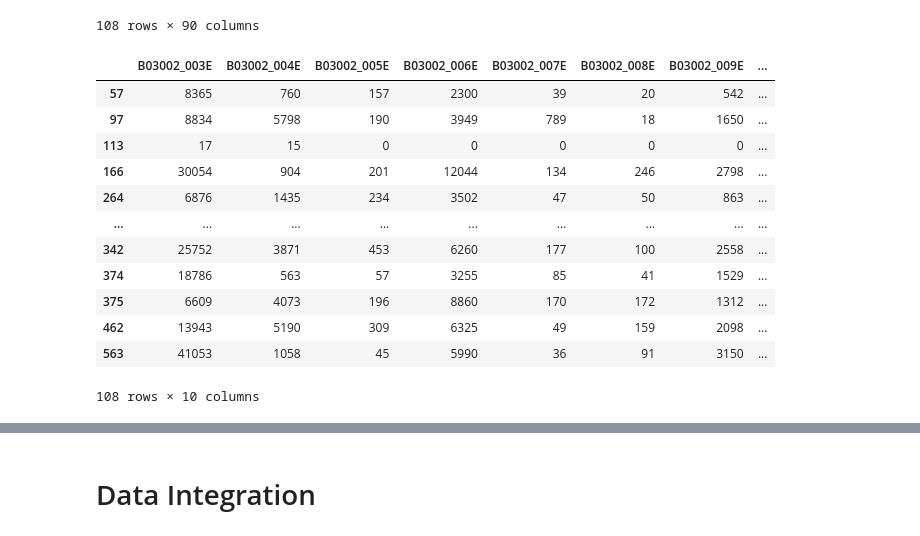
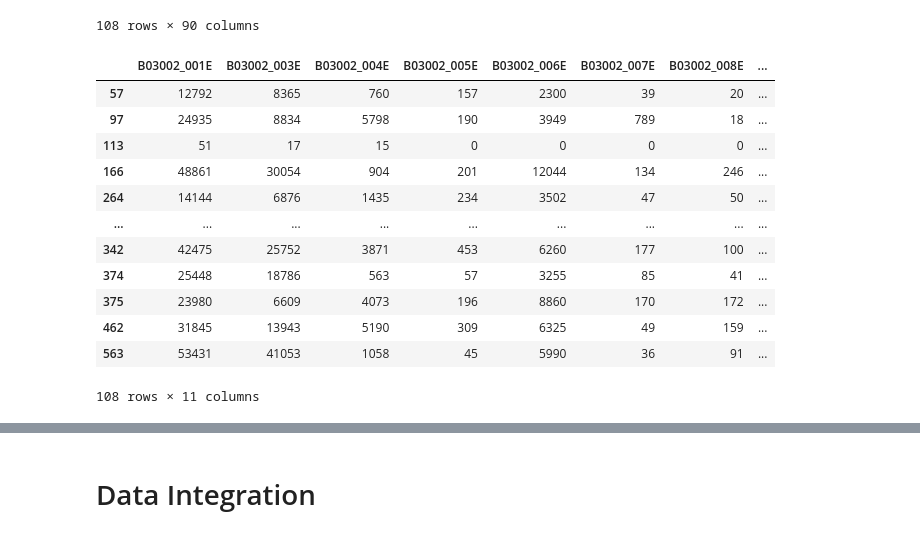
Before and after one commit to oeuyown/computational-thinking, a Jupyter notebook: deliverable_1/deliverable_I.ipynb, the cells around one changed output, grey strips where cells are left out. Saved outputs shown, nothing was run; the diff lists cells and outputs as text; code cells hidden in the pictures.

Commit message:
data updates

```diff
--- a/deliverable_1/deliverable_I.ipynb
+++ b/deliverable_1/deliverable_I.ipynb
@@ -591,21 +591,21 @@ race_data
 108 rows × 90 columns
 # %%
 # drop unwanted columns
-race_data.drop(race_data.filter(regex='EA|M|NAME|state|GEO_ID|_00[1-2]|01[01]|01[3-9]|02[0-1]').columns, axis=1, inplace=True)
+race_data.drop(race_data.filter(regex='EA|M|NAME|state|GEO_ID|_002|01[01]|01[3-9]|02[0-1]').columns, axis=1, inplace=True)
 race_data
 # %% [output]
-|  | B03002_003E | B03002_004E | B03002_005E | B03002_006E | B03002_007E | B03002_008E | B03002_009E | ... |
-| 57 | 8365 | 760 | 157 | 2300 | 39 | 20 | 542 | ... |
-| 97 | 8834 | 5798 | 190 | 3949 | 789 | 18 | 1650 | ... |
-| 113 | 17 | 15 | 0 | 0 | 0 | 0 | 0 | ... |
-| 166 | 30054 | 904 | 201 | 12044 | 134 | 246 | 2798 | ... |
-| 264 | 6876 | 1435 | 234 | 3502 | 47 | 50 | 863 | ... |
+|  | B03002_001E | B03002_003E | B03002_004E | B03002_005E | B03002_006E | B03002_007E | B03002_008E | ... |
+| 57 | 12792 | 8365 | 760 | 157 | 2300 | 39 | 20 | ... |
+| 97 | 24935 | 8834 | 5798 | 190 | 3949 | 789 | 18 | ... |
+| 113 | 51 | 17 | 15 | 0 | 0 | 0 | 0 | ... |
+| 166 | 48861 | 30054 | 904 | 201 | 12044 | 134 | 246 | ... |
+| 264 | 14144 | 6876 | 1435 | 234 | 3502 | 47 | 50 | ... |
 | ... | ... | ... | ... | ... | ... | ... | ... | ... |
-| 342 | 25752 | 3871 | 453 | 6260 | 177 | 100 | 2558 | ... |
-| 374 | 18786 | 563 | 57 | 3255 | 85 | 41 | 1529 | ... |
-| 375 | 6609 | 4073 | 196 | 8860 | 170 | 172 | 1312 | ... |
-| 462 | 13943 | 5190 | 309 | 6325 | 49 | 159 | 2098 | ... |
-| 563 | 41053 | 1058 | 45 | 5990 | 36 | 91 | 3150 | ... |
+| 342 | 42475 | 25752 | 3871 | 453 | 6260 | 177 | 100 | ... |
+| 374 | 25448 | 18786 | 563 | 57 | 3255 | 85 | 41 | ... |
+| 375 | 23980 | 6609 | 4073 | 196 | 8860 | 170 | 172 | ... |
+| 462 | 31845 | 13943 | 5190 | 309 | 6325 | 49 | 159 | ... |
+| 563 | 53431 | 41053 | 1058 | 45 | 5990 | 36 | 91 | ... |
-108 rows × 10 columns
+108 rows × 11 columns
 # %%
 # rename columns
```
Also changed, not shown: parts of 9 cells of this notebook, 2 other files.
